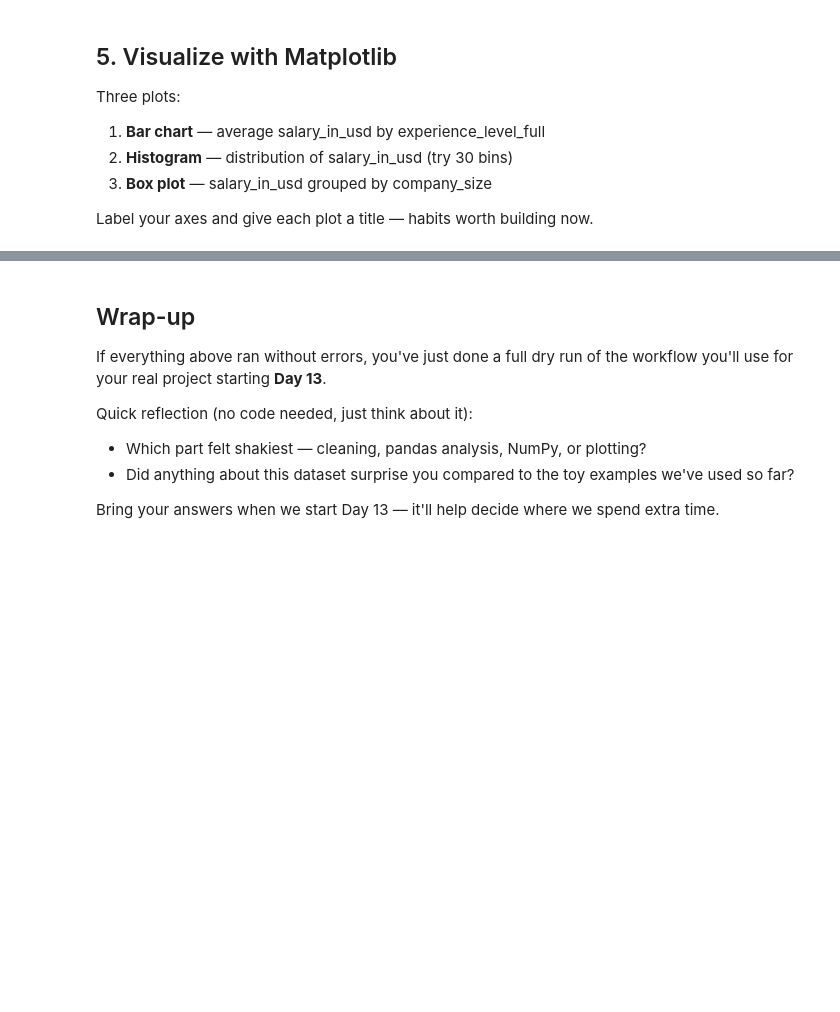
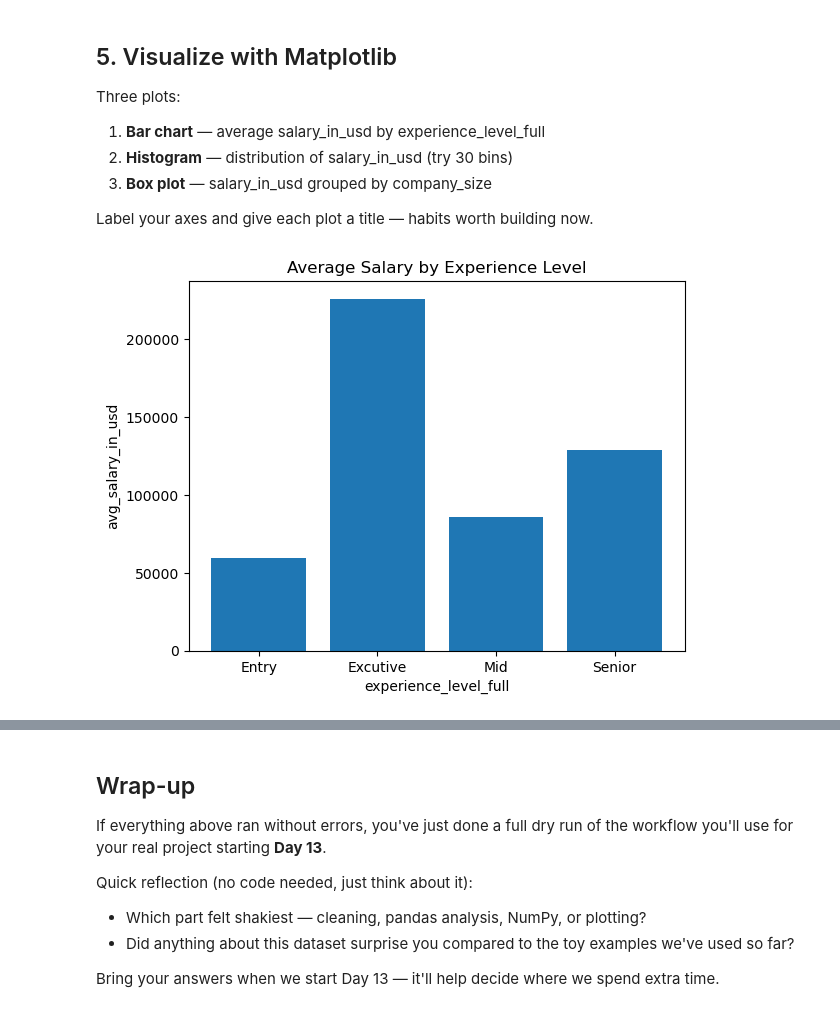
Before and after one commit to aabidimarwan-tech/Python-Libraries-Practice, a Jupyter notebook: python_practice_day12.ipynb, the cells around one changed output, grey strips where cells are left out. Drawn from its saved outputs; the diff is of its cells as text; code cells hidden in the pictures; blank space fills up the shorter version.

```diff
--- a/python_practice_day12.ipynb
+++ b/python_practice_day12.ipynb
@@ -138,7 +138,7 @@ if "Unnamed : 0" in df_clean.columns:
 df_clean.duplicated().sum()
 
 # then drop them if any exist:
-d_clean = df_clean.drop_duplicates()
+df_clean = df_clean.drop_duplicates()
 # %%
 # Test cell
 print(df_clean['experience_level_full'].unique())
@@ -239,7 +239,6 @@ dtype: object
 # a) Convert salary_in_usd to a NumPy array called salaries
 
 salaries = df_clean["salary_in_usd"].to_numpy()
-df_clean =df_clean.drop("salaries", axis = 1)
 
 df_clean.dtypes
 # %% [output]
@@ -307,5 +306,14 @@ Label your axes and give each plot a title — habits worth building now.
 # %%
 # a) Bar chart: avg salary_in_usd by experience_level_full
 # Remember: plt.bar(), plt.xlabel(), plt.ylabel(), plt.title(), plt.show()
 
-pass
+salary_by_experience = df_clean.groupby("experience_level_full")["salary_in_usd"].mean()
+
+plt.bar(salary_by_experience.index, salary_by_experience.values)
+
+plt.xlabel("experience_level_full")
+plt.ylabel("avg_salary_in_usd")
+plt.title("Average Salary by Experience Level")
+plt.show()
+# %% [output]
+[figure, added]
```
Also changed, not shown: parts of 11 cells of this notebook.
